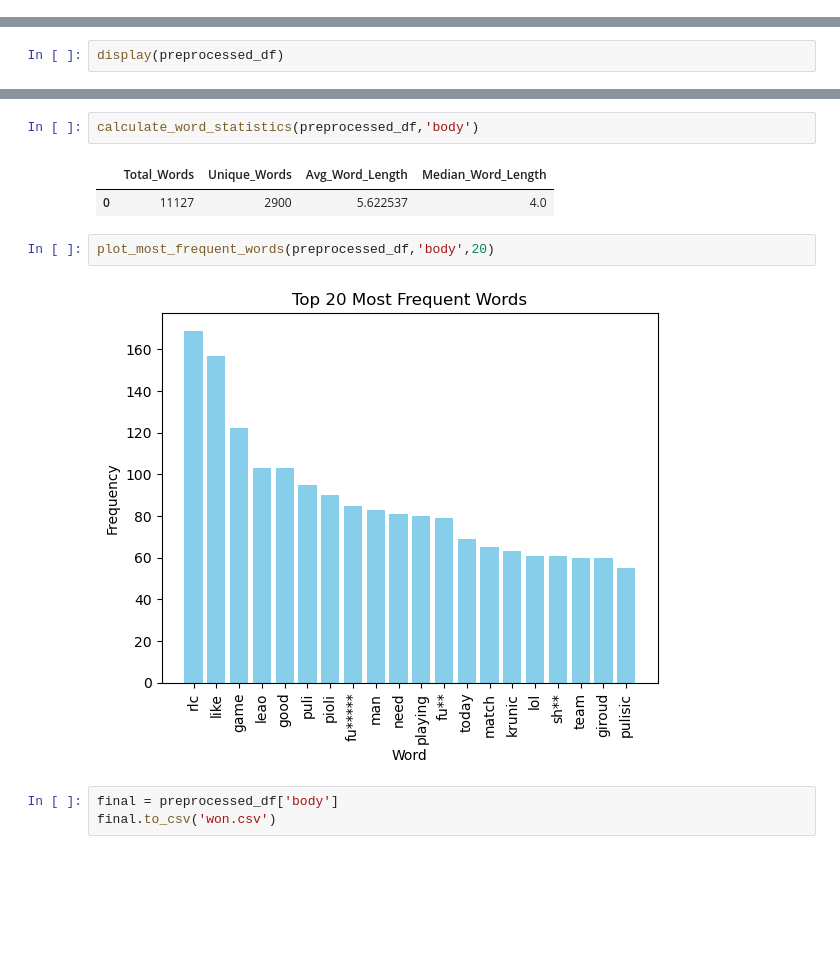
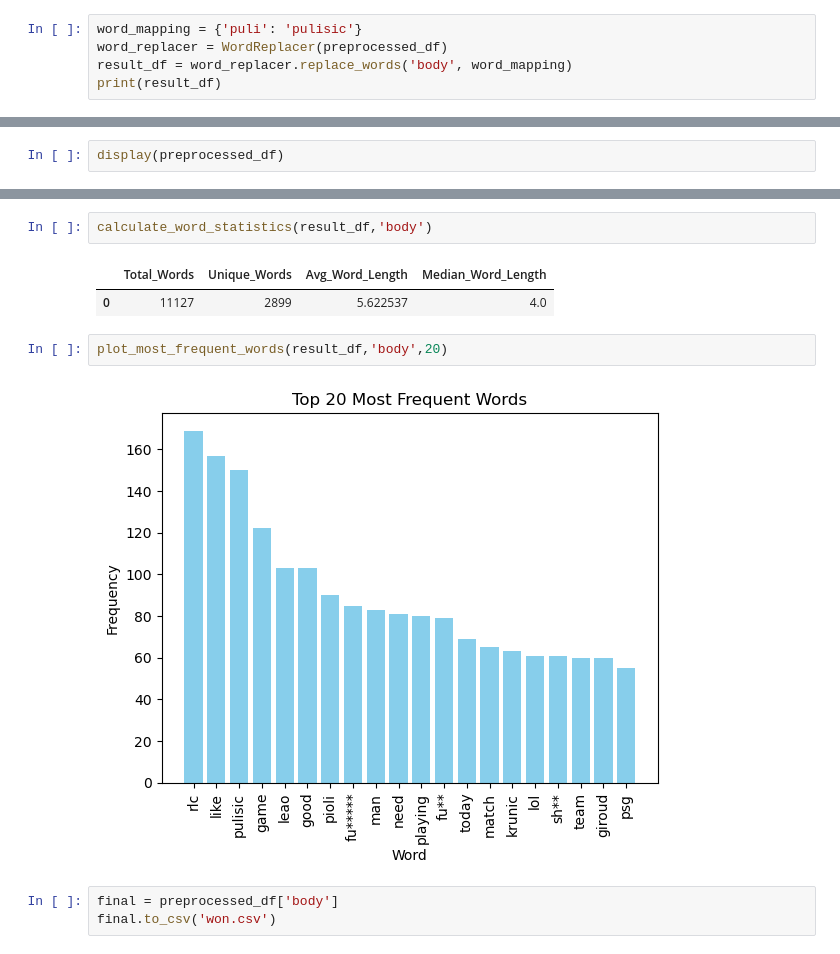
Before and after one commit to sergiopicascia/dscoding-projects, a Jupyter notebook: Nikita.Olefir/Reddit/xx.ipynb, the cells around one changed output, grey strips where cells are left out. Drawn from its saved outputs; the diff is of its cells as text; blank space fills up the shorter version.

```diff
--- a/Nikita.Olefir/Reddit/xx.ipynb
+++ b/Nikita.Olefir/Reddit/xx.ipynb
@@ -11,3 +12,8 @@ comments_df = pd.read_csv("comments_win.csv")
 preprocessor = TextPreprocessor(comments_df)
 # %%
 preprocessed_df = preprocessor.apply_all('body')
+# %%
+word_mapping = {'puli': 'pulisic'}
+word_replacer = WordReplacer(preprocessed_df)
+result_df = word_replacer.replace_words('body', word_mapping)
+print(result_df)
@@ -18,14 +42,14 @@ word_length_distribution(preprocessed_df,'body')
 # %% [output]
 [figure]
 # %%
-calculate_word_statistics(preprocessed_df,'body')
+calculate_word_statistics(result_df,'body')
 # %% [output]
 |  | Total_Words | Unique_Words | Avg_Word_Length | Median_Word_Length |
-| 0 | 11127 | 2900 | 5.622537 | 4.0 |
+| 0 | 11127 | 2899 | 5.622537 | 4.0 |
 # %%
-plot_most_frequent_words(preprocessed_df,'body',20)
+plot_most_frequent_words(result_df,'body',20)
 # %% [output]
-[figure, old version]
+[figure, new version]
 # %%
 final = preprocessed_df['body']
 final.to_csv('won.csv')
```
Also changed, not shown: parts of 3 cells of this notebook, 4 other files.
